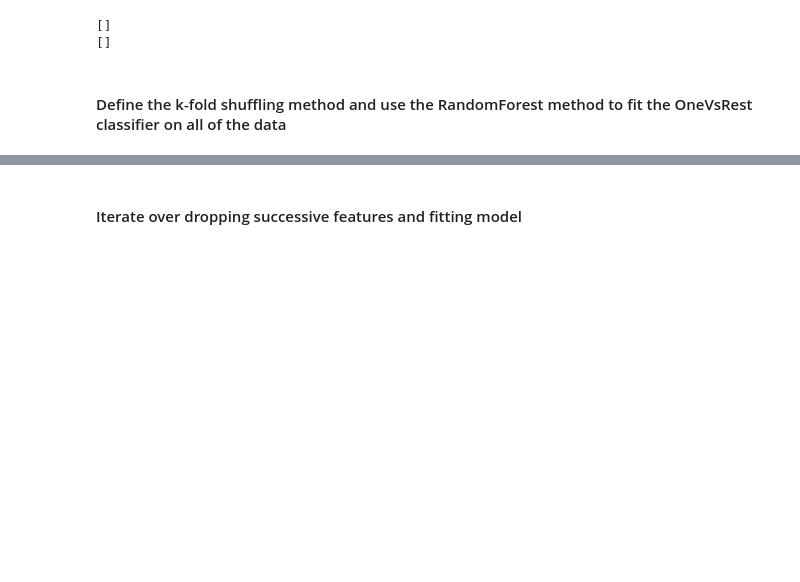
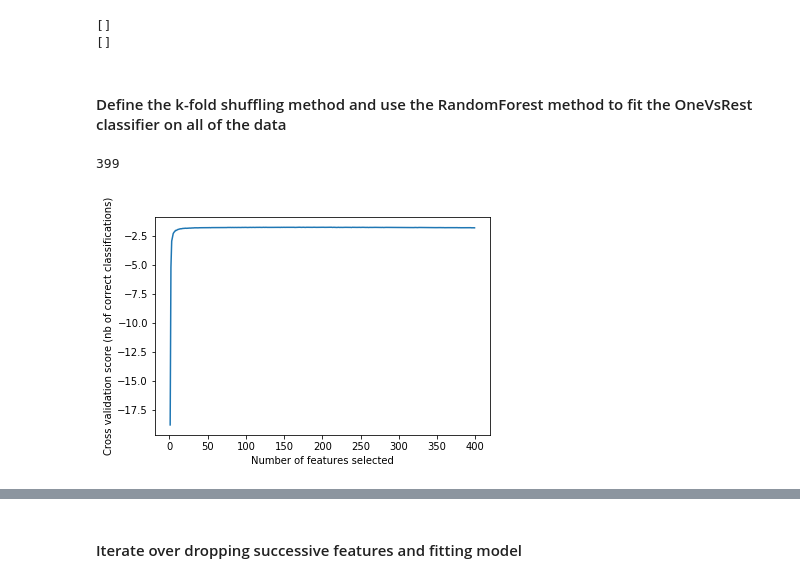
Before and after one commit to inigoval/pulseClassifier, a Jupyter notebook: notebooks/modelsandbox.randforest.fimpgraph.ipynb, the cells around one changed output, grey strips where cells are left out. Cells and saved outputs as stored; diff of their text form; code cells hidden in the pictures; blank space fills up the shorter version.

```diff
--- a/notebooks/modelsandbox.randforest.fimpgraph.ipynb
+++ b/notebooks/modelsandbox.randforest.fimpgraph.ipynb
@@ -31,17 +31,38 @@ print np.argwhere(np.isfinite(preProcFeats) != True)
 # %%
 k_fold = sklearn.model_selection.StratifiedKFold(n_splits=3, shuffle=True)
 
-randForest = sklearn.multiclass.OneVsRestClassifier(sklearn.ensemble.RandomForestClassifier()) #classifier for multiple labels
+randForest = sklearn.multiclass.OneVsRestClassifier(sklearn.ensemble.RandomForestClassifier())
 
-clf = sklearn.multiclass.OneVsRestClassifier(estimator=sklearn.ensemble.RandomForestClassifier(bootstrap=True,
+estimator = sklearn.ensemble.RandomForestClassifier(bootstrap=True,
             class_weight=None, criterion='gini',
             max_depth=None, max_features='auto', max_leaf_nodes=None,
             min_impurity_decrease=0.0, min_impurity_split=None,
             min_samples_leaf=1, min_samples_split=2,
             min_weight_fraction_leaf=0.0, n_estimators=80, n_jobs=-1,
             oob_score=False, random_state=420, verbose=0,
-            warm_start=False),
+            warm_start=False)
+
+clf = sklearn.multiclass.OneVsRestClassifier(estimator,
             n_jobs=1)
 
 
 fitmodel = clf.fit(preProcFeats, preProcLabels)
+# %%
+from sklearn.feature_selection import RFECV
+from sklearn.datasets import make_classification
+print preProcFeats.shape[1]
+
+preProcFeats, preProcLabels = make_classification(n_samples=preProcLabels.size, n_features=preProcFeats.shape[1], n_classes=8,\
+                           n_informative=20 ,n_clusters_per_class=10, n_redundant = preProcFeats.shape[1]-100, random_state=0,\
+                                                 n_repeated=0)
+rfe = RFECV(estimator=estimator, step=1, cv=k_fold, scoring='neg_log_loss')
+rfe.fit(preProcFeats, preProcLabels)
+
+plt.figure()
+plt.xlabel("Number of features selected")
+plt.ylabel("Cross validation score (nb of correct classifications)")
+plt.plot(range(1, len(rfe.grid_scores_) + 1), rfe.grid_scores_)
+plt.show()
+# %% [output]
+399
+[figure, added]
```
Also changed, not shown: parts of 1 cell of this notebook, 3 other files.
